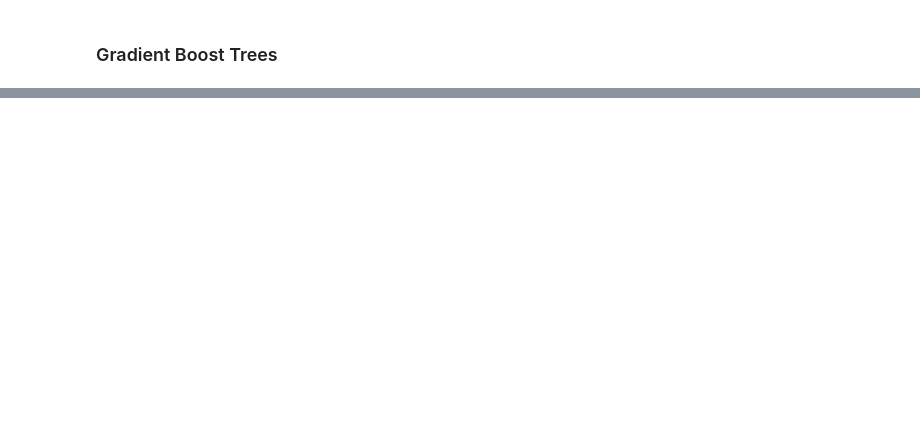
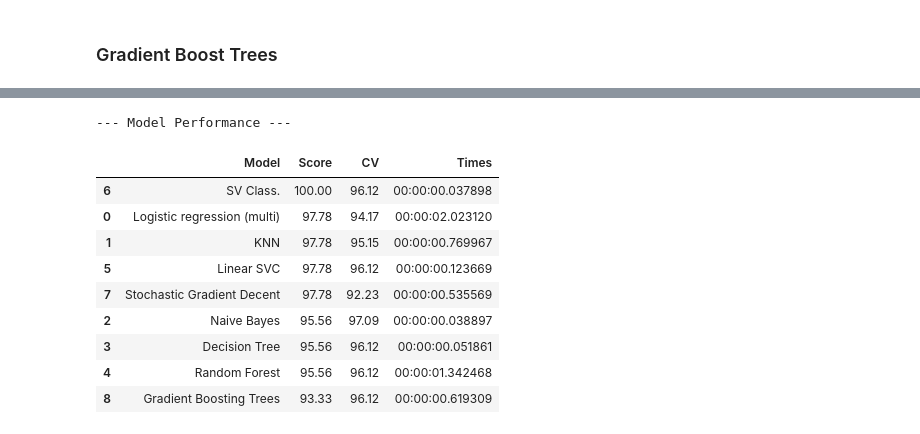
Before and after one commit to RekaCodes/iris, a Jupyter notebook: iris.ipynb, the cells around one changed output, grey strips where cells are left out. Cells and saved outputs as stored; diff of their text form; code cells hidden in the pictures; blank space fills up the shorter version.

```diff
--- a/iris.ipynb
+++ b/iris.ipynb
@@ -993,0 +993,31 @@ cv_models.sort_values(by='Score', ascending=False)
+# %%
+time_models = pd.DataFrame({
+    'Model': ['Logistic regression (multi)', 'KNN', 'Naive Bayes',
+              'Decision Tree', 'Random Forest', 'Linear SVC', 'SV Class.',
+              'Stochastic Gradient Decent',
+              'Gradient Boosting Trees'
+              ],
+    'Times': [
+#         log_time,
+#         knn_time,
+#         gnb_time,
+#         tree_time,
+#         rand_time,
+#         lsvc_time,
+#         svc_time,
+#         sgdc_time,
+#         gbt_time
+
+
+        dt.timedelta(seconds=log_time),
+        dt.timedelta(seconds=knn_time),
+        dt.timedelta(seconds=gnb_time),
+        dt.timedelta(seconds=tree_time),
+        dt.timedelta(seconds=rand_time),
+        dt.timedelta(seconds=lsvc_time),
+        dt.timedelta(seconds=svc_time),
+        dt.timedelta(seconds=sgdc_time),
+        dt.timedelta(seconds=gbt_time)
+    ]})
+print('---Model Times---')
+time_models.sort_values(by='Times', ascending=True)
@@ -993,0 +1036,17 @@ cv_models.sort_values(by='Score', ascending=False)
+# %%
+model_performance = pd.concat([acc_models, cv_models.CV, time_models.Times], axis=1).sort_values(by='Score', ascending=False)
+
+print('--- Model Performance ---')
+model_performance
+# %% [output]
+--- Model Performance ---
+|  | Model | Score | CV | Times |
+| 6 | SV Class. | 100.00 | 96.12 | 00:00:00.037898 |
+| 0 | Logistic regression (multi) | 97.78 | 94.17 | 00:00:02.023120 |
+| 1 | KNN | 97.78 | 95.15 | 00:00:00.769967 |
+| 5 | Linear SVC | 97.78 | 96.12 | 00:00:00.123669 |
+| 7 | Stochastic Gradient Decent | 97.78 | 92.23 | 00:00:00.535569 |
+| 2 | Naive Bayes | 95.56 | 97.09 | 00:00:00.038897 |
+| 3 | Decision Tree | 95.56 | 96.12 | 00:00:00.051861 |
+| 4 | Random Forest | 95.56 | 96.12 | 00:00:01.342468 |
+| 8 | Gradient Boosting Trees | 93.33 | 96.12 | 00:00:00.619309 |
```
Also changed, not shown: parts of 18 cells of this notebook.
